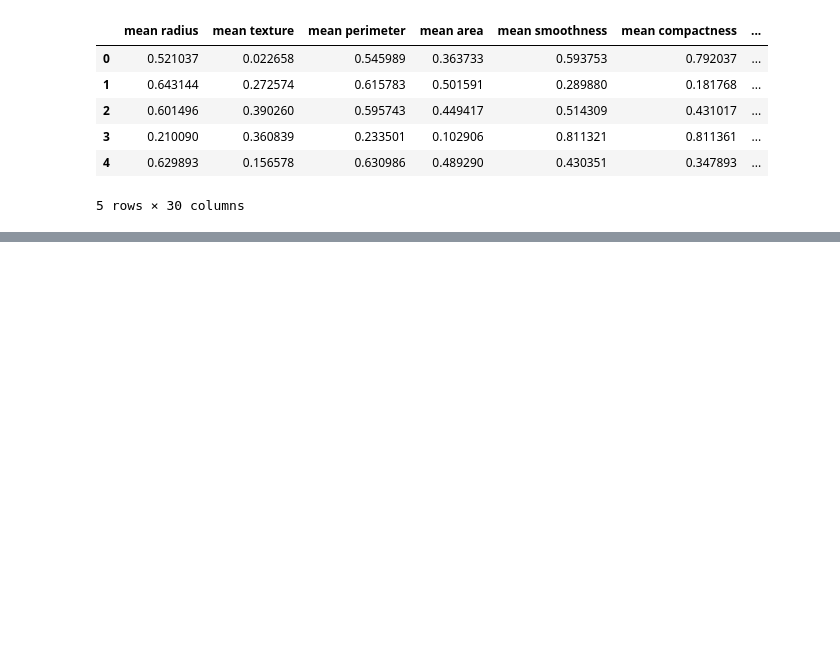
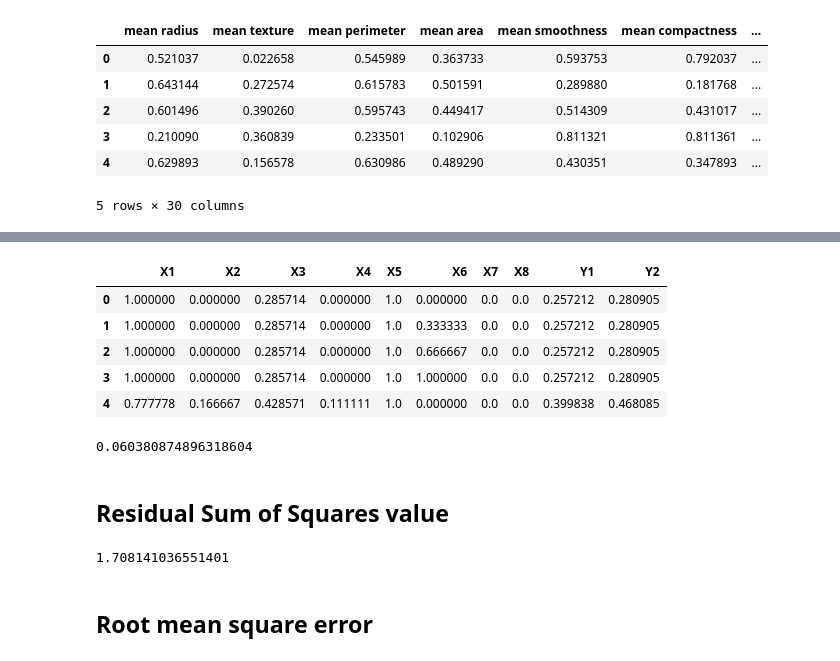
Before and after one commit to oladapo-joseph/Hamoye_Internship, a Jupyter notebook: Stage B/Hamoye_Stage_B_practice.ipynb, the cells around one changed output, grey strips where cells are left out. Saved outputs shown, nothing was run; the diff lists cells and outputs as text; code cells hidden in the pictures; blank space fills up the shorter version.

```diff
--- a/Stage B/Hamoye_Stage_B_practice.ipynb
+++ b/Stage B/Hamoye_Stage_B_practice.ipynb
@@ -81,0 +186,12 @@ Reason for normalising data can be read __[here](https://medium.com/@urvashillun
+# %%
+scaled_data = pd.DataFrame(scaler.fit_transform(data),
+                          columns = data.columns)
+
+scaled_data.head()
+# %% [output]
+|  | X1 | X2 | X3 | X4 | X5 | X6 | X7 | X8 | Y1 | Y2 |
+| 0 | 1.000000 | 0.000000 | 0.285714 | 0.000000 | 1.0 | 0.000000 | 0.0 | 0.0 | 0.257212 | 0.280905 |
+| 1 | 1.000000 | 0.000000 | 0.285714 | 0.000000 | 1.0 | 0.333333 | 0.0 | 0.0 | 0.257212 | 0.280905 |
+| 2 | 1.000000 | 0.000000 | 0.285714 | 0.000000 | 1.0 | 0.666667 | 0.0 | 0.0 | 0.257212 | 0.280905 |
+| 3 | 1.000000 | 0.000000 | 0.285714 | 0.000000 | 1.0 | 1.000000 | 0.0 | 0.0 | 0.257212 | 0.280905 |
+| 4 | 0.777778 | 0.166667 | 0.428571 | 0.111111 | 1.0 | 0.000000 | 0.0 | 0.0 | 0.399838 | 0.468085 |
@@ -81,0 +205,17 @@ Reason for normalising data can be read __[here](https://medium.com/@urvashillun
+# %%
+from sklearn.metrics import mean_absolute_error as MAE
+
+mean_deviation = MAE(y2test, predict)  #true value first
+
+mean_deviation
+# %% [output]
+0.060380874896318604
+# %% [markdown]
+## Residual Sum of Squares value
+# %%
+rss = np.sum(np.square(y2test - predict))
+rss
+# %% [output]
+1.708141036551401
+# %% [markdown]
+## Root mean square error
```
Also changed, not shown: parts of 28 cells of this notebook.
